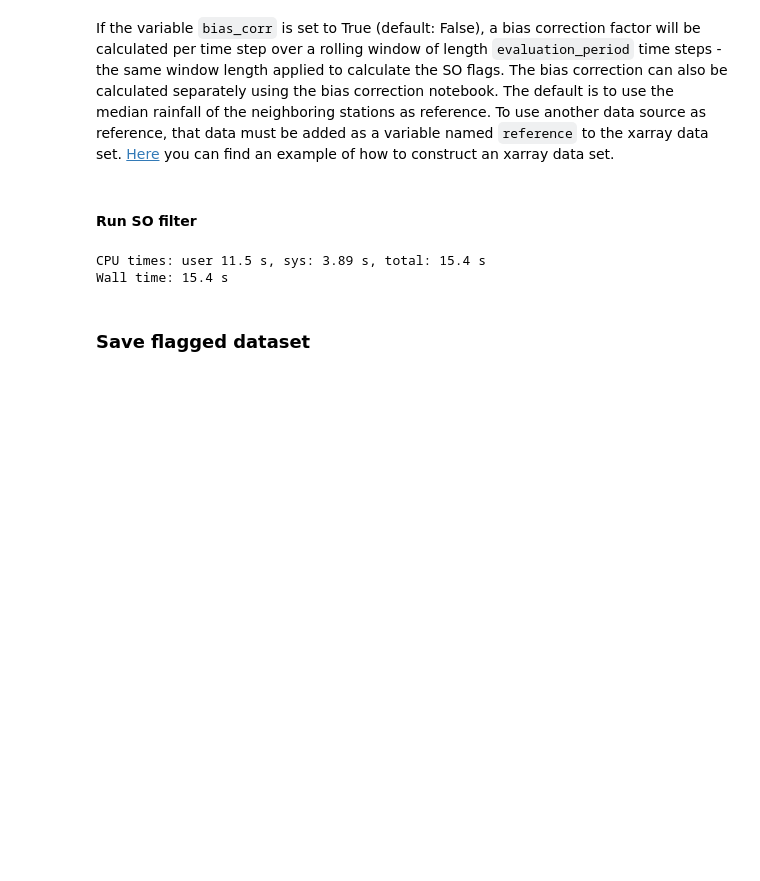
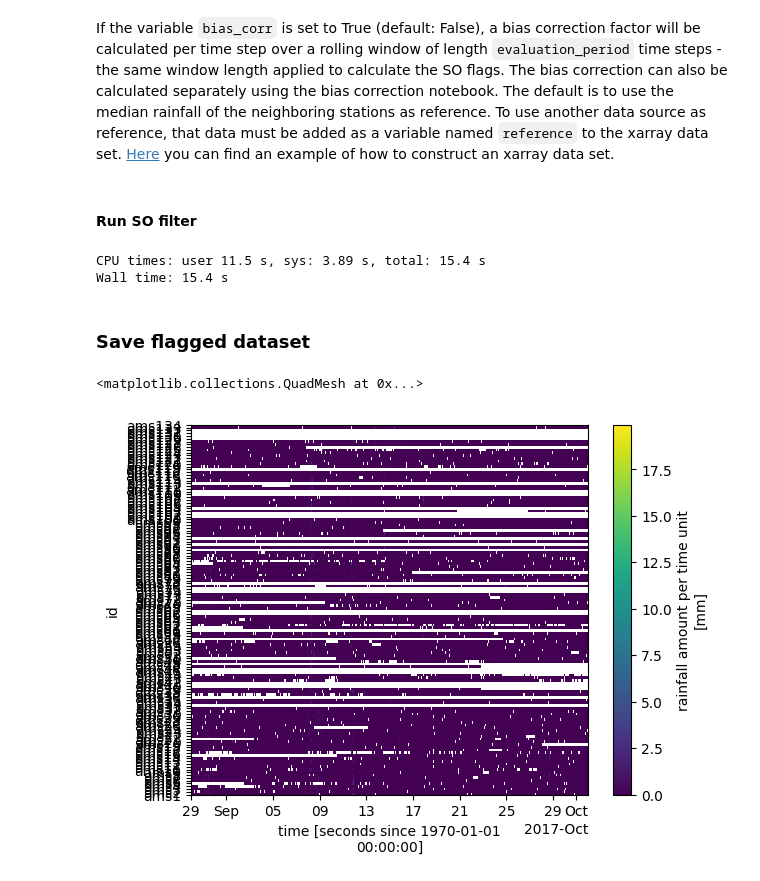
Before and after one commit to OpenSenseAction/pypwsqc, a Jupyter notebook: docs/notebooks/Station_Outlier_filter.ipynb, the cells around one changed output. Cells and saved outputs as stored; diff of their text form; code cells hidden in the pictures; blank space fills up the shorter version.

```diff
--- a/docs/notebooks/Station_Outlier_filter.ipynb
+++ b/docs/notebooks/Station_Outlier_filter.ipynb
@@ -146,3 +146,11 @@ Wall time: 15.4 s
 ### Save flagged dataset
 # %%
 ds_pws_flagged.to_netcdf("so_flagged_dataset.nc")
+# %%
+ds_test = xr.open_dataset("../../tests/test_dataset.nc").load()
+ds_test = ds_test.sel(time=slice("2017-08-29", "2017-10-01"))
+# %%
+ds_test.rainfall.plot()
+# %% [output]
+<matplotlib.collections.QuadMesh at 0x...>
+[figure, added]
```
Also changed, not shown: parts of 6 cells of this notebook, 2 other files.
